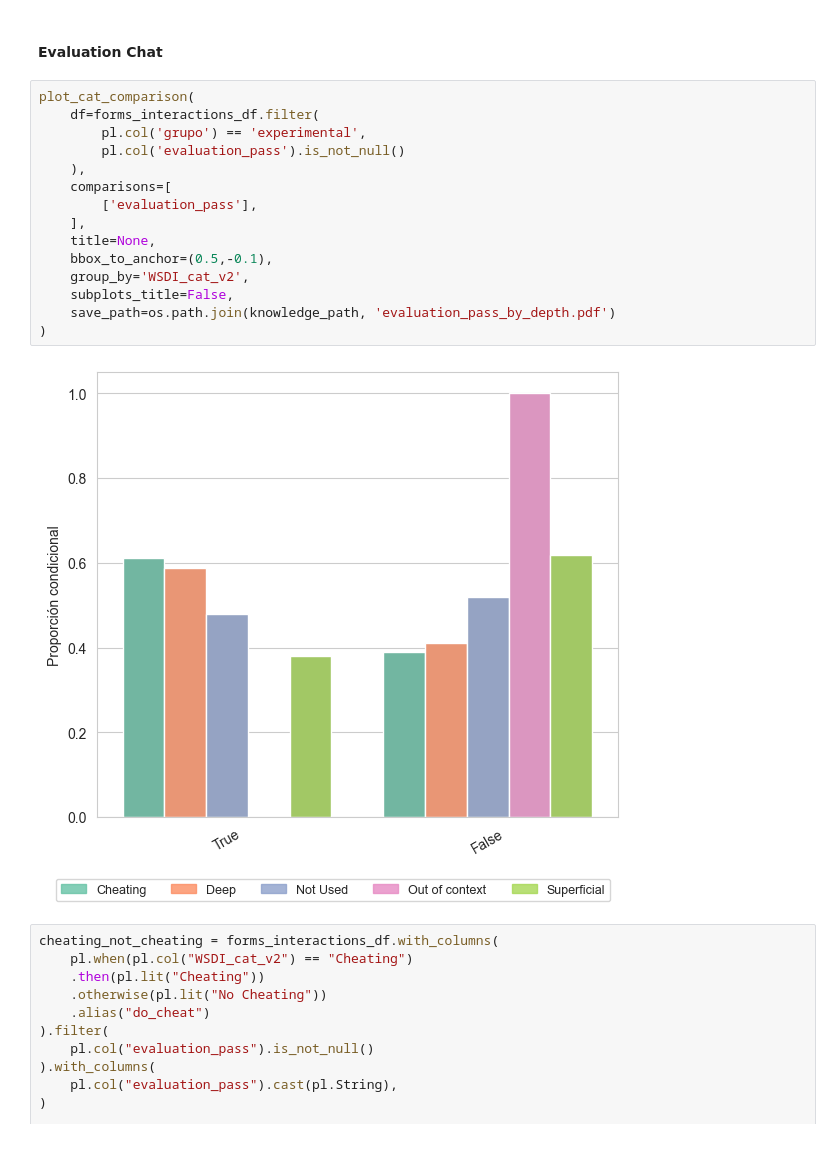
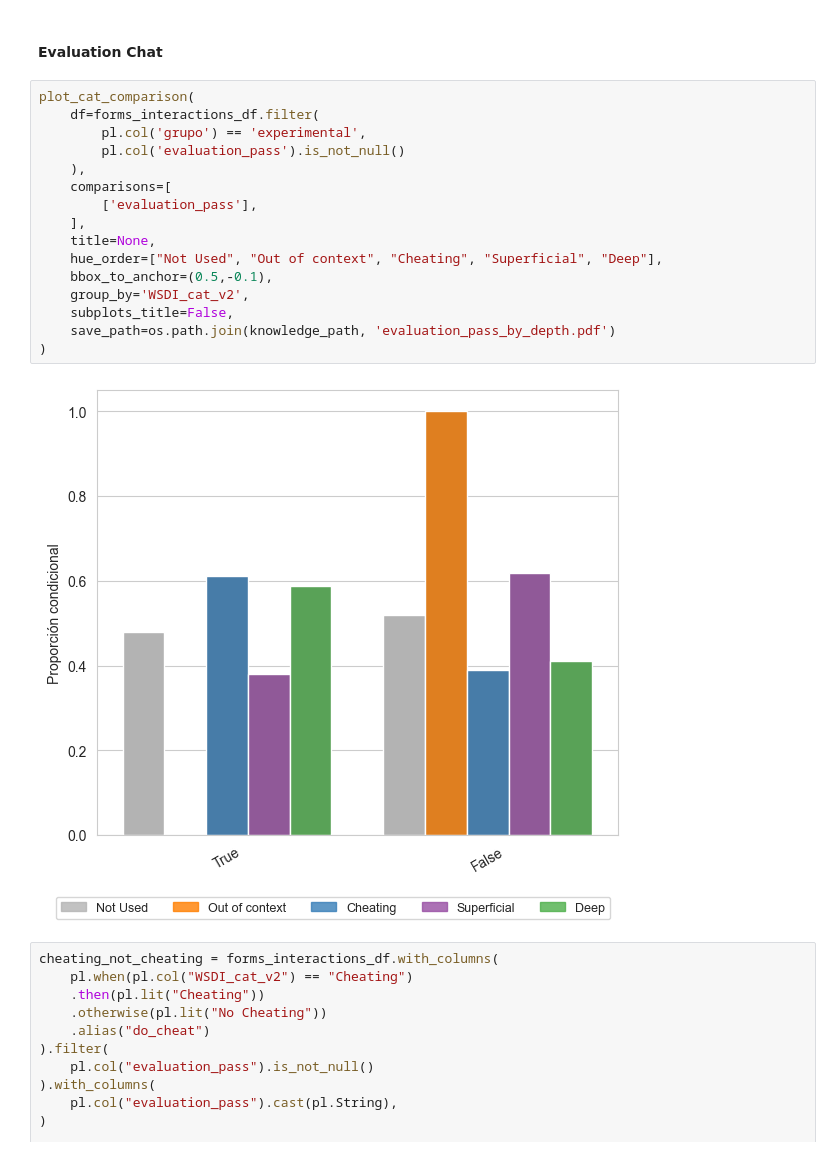
Before and after one commit to IBiDat/va-educational-impact, a Jupyter notebook: src/notebooks/paper/paper_results.ipynb, the cells around one changed output. Drawn from its saved outputs; the diff is of its cells as text.

```diff
--- a/src/notebooks/paper/paper_results.ipynb
+++ b/src/notebooks/paper/paper_results.ipynb
@@ -715,20 +786,21 @@ plot_cat_comparison_faceted(
 # %%
 plot_cat_comparison(
     df=forms_interactions_df.filter(
         pl.col('grupo') == 'experimental',
         pl.col('evaluation_pass').is_not_null()
     ),
     comparisons=[
         ['evaluation_pass'],
     ],
     title=None,
+    hue_order=["Not Used", "Out of context", "Cheating", "Superficial", "Deep"],
     bbox_to_anchor=(0.5,-0.1),
     group_by='WSDI_cat_v2',
     subplots_title=False,
     save_path=os.path.join(knowledge_path, 'evaluation_pass_by_depth.pdf')
 )
 # %% [output]
-[figure, old version]
+[figure, new version]
 # %%
 cheating_not_cheating = forms_interactions_df.with_columns(
     pl.when(pl.col("WSDI_cat_v2") == "Cheating")
```
Also changed, not shown: parts of 27 cells of this notebook, 1 other file.
